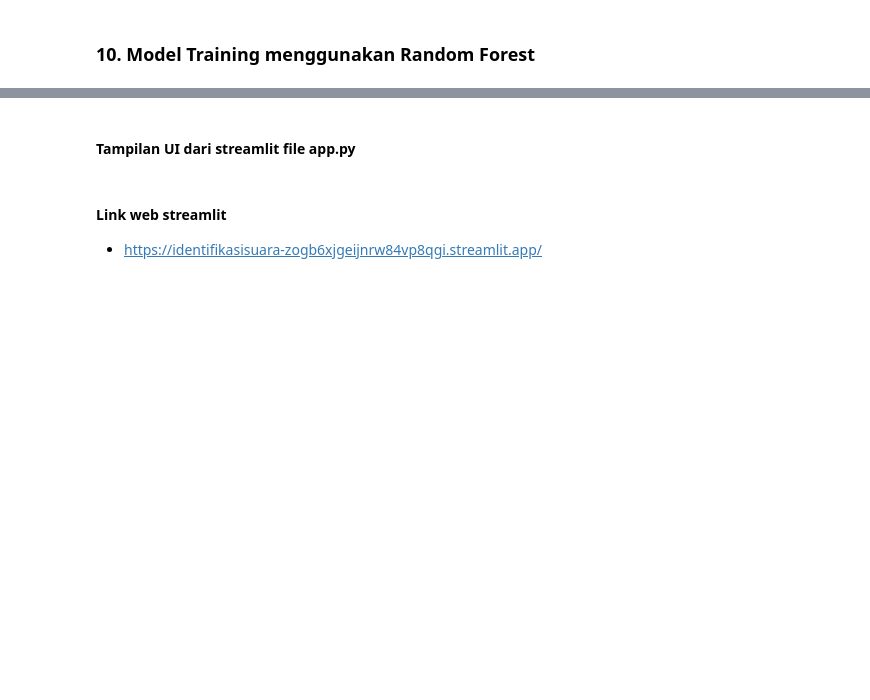
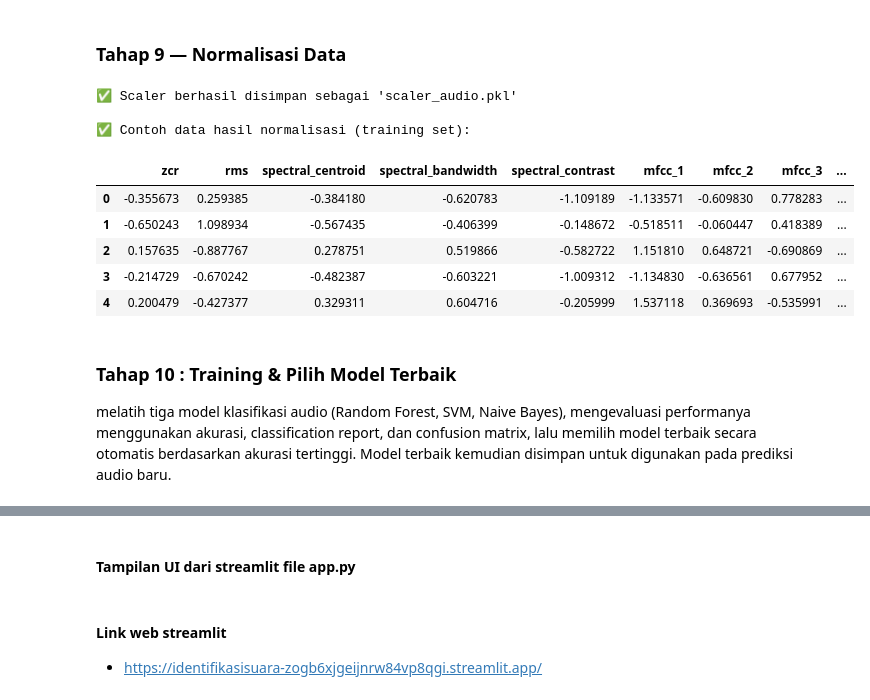
Before and after one commit to nadiatulkhoir30/PSD, a Jupyter notebook: _sources/identifikasisuara.ipynb, the cells around one changed output, grey strips where cells are left out. Cells and saved outputs as stored; diff of their text form; code cells hidden in the pictures; blank space fills up the shorter version.

```diff
--- a/_sources/identifikasisuara.ipynb
+++ b/_sources/identifikasisuara.ipynb
@@ -655,3 +595,51 @@ print("\n=== Tahap Normalisasi & Split selesai. Data siap untuk Model Training =
+# %% [markdown]
+### Tahap 9 — Normalisasi Data
+# %%
+# ==================================================
+# 🔹 4. NORMALISASI FITUR (SETELAH SPLIT)
+# ==================================================
+from sklearn.preprocessing import StandardScaler
+import joblib
+import pandas as pd
+
+# Buat objek StandardScaler
+scaler = StandardScaler()
+
+# Fit hanya di data training
+X_train_scaled = scaler.fit_transform(X_train)
+
+# Transform juga data test berdasarkan skala dari training
+X_test_scaled = scaler.transform(X_test)
+
+# ==================================================
+# 🔹 5. SIMPAN SCALER UNTUK PREDIKSI AUDIO BARU
+# ==================================================
+joblib.dump(scaler, "scaler_audio.pkl")
+print("✅ Scaler berhasil disimpan sebagai 'scaler_audio.pkl'")
+
+# ==================================================
+# 🔹 6. (OPSIONAL) BUAT DATAFRAME UNTUK DILIHAT
+# ==================================================
+df_train_scaled = pd.DataFrame(X_train_scaled, columns=X.columns)
+df_test_scaled = pd.DataFrame(X_test_scaled, columns=X.columns)
+
+# Gabungkan label supaya bisa dianalisis
+df_train_scaled["label"] = y_train.reset_index(drop=True)
+df_test_scaled["label"] = y_test.reset_index(drop=True)
+
+print("\n✅ Contoh data hasil normalisasi (training set):")
+display(df_train_scaled.head())
+# %% [output]
+✅ Scaler berhasil disimpan sebagai 'scaler_audio.pkl'
+
+✅ Contoh data hasil normalisasi (training set):
+|  | zcr | rms | spectral_centroid | spectral_bandwidth | spectral_contrast | mfcc_1 | mfcc_2 | mfcc_3 | ... |
+| 0 | -0.355673 | 0.259385 | -0.384180 | -0.620783 | -1.109189 | -1.133571 | -0.609830 | 0.778283 | ... |
+| 1 | -0.650243 | 1.098934 | -0.567435 | -0.406399 | -0.148672 | -0.518511 | -0.060447 | 0.418389 | ... |
+| 2 | 0.157635 | -0.887767 | 0.278751 | 0.519866 | -0.582722 | 1.151810 | 0.648721 | -0.690869 | ... |
+| 3 | -0.214729 | -0.670242 | -0.482387 | -0.603221 | -1.009312 | -1.134830 | -0.636561 | 0.677952 | ... |
+| 4 | 0.200479 | -0.427377 | 0.329311 | 0.604716 | -0.205999 | 1.537118 | 0.369693 | -0.535991 | ... |
 # %% [markdown]
-### 10. Model Training menggunakan Random Forest
+### Tahap 10 : Training & Pilih Model Terbaik
+melatih tiga model klasifikasi audio (Random Forest, SVM, Naive Bayes), mengevaluasi performanya menggunakan akurasi, classification report, dan confusion matrix, lalu memilih model terbaik secara otomatis berdasarkan akurasi tertinggi. Model terbaik kemudian disimpan untuk digunakan pada prediksi audio baru.
 # %%
```
Also changed, not shown: parts of 28 cells of this notebook, 22 other files.
